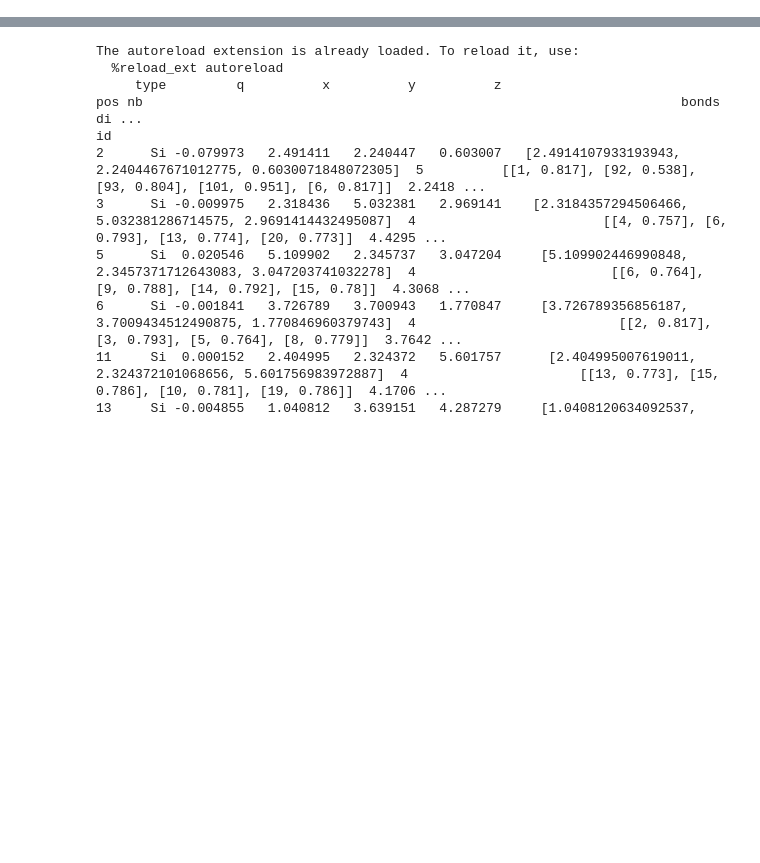
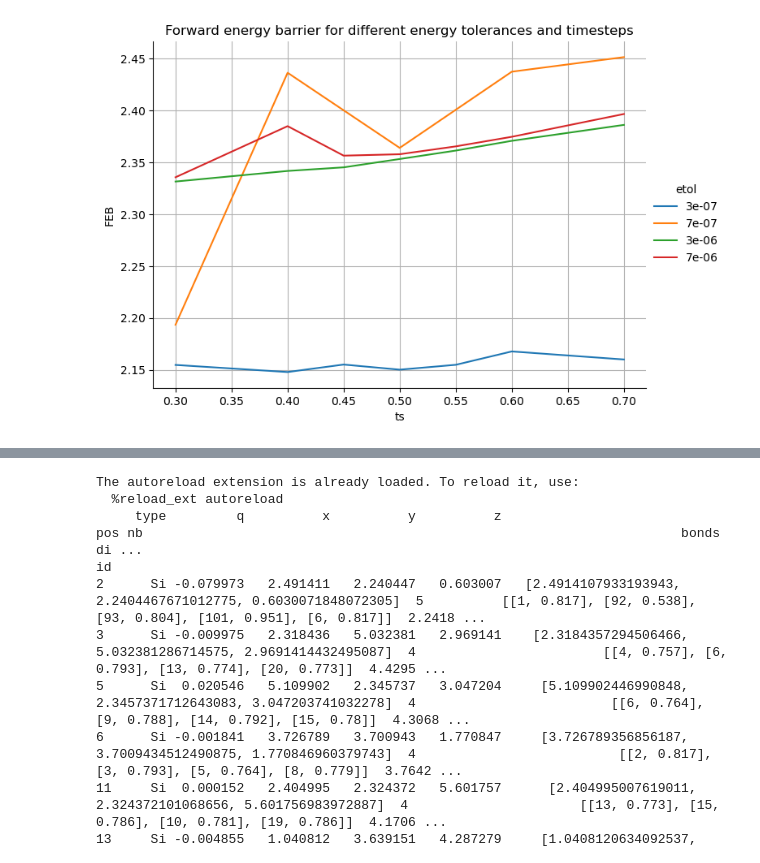
Before and after one commit to zimanyi-group/TOPCON-MD, a Jupyter notebook: lmpWrapper.ipynb, the cells around one changed output, grey strips where cells are left out. Cells and saved outputs as stored; diff of their text form; code cells hidden in the pictures; blank space fills up the shorter version.

```diff
--- a/lmpWrapper.ipynb
+++ b/lmpWrapper.ipynb
@@ -129,3 +114,48 @@ FileNotFoundError: [Errno 2] No such file or directory: '/home/agoga/documents/c
+# %%
+#check convergence
+
+
+from mpl_toolkits.mplot3d import Axes3D
+import matplotlib.pyplot as plt
+import pandas
+import seaborn as sns
+import numpy as np
+
+#seaborn.set(style='ticks')
+
+
+base="/home/adam/code/topcon-md/neb-out/convergence_testing/"
+fileList=["sio2_h.csv"]
+
+
+
+for f in fileList:
+    d=base+f
+    data = pandas.read_csv(d)
+    #data = pandas.read_csv("/home/agoga/documents/code/topcon-md/output/neb/fixed/4090.csv")
+    #data = pandas.read_csv("/home/agoga/documents/code/topcon-md/output/neb/varyTSmin/125.csv")
+
+
+
+    data=data[data.etol<3e-5]
+    # data=data[data.etol>1e-06]
+    # data=data[data.ts>=0.5]
+    # data=data[data.ts<=0.6]
+    # data = data[data.FEB < 4]
+
+    # data=data[data.etol <3e-5]
+    # data=data[data.etol >7e-7]
+
+
+    sns.relplot(data=data,x="ts",y="FEB",hue="etol", kind="line",aspect=1.4,palette='tab10')#sns.color_palette("Set2"))
+
+    #plt.hlines(y=3.2,color='r',xmin=0.3,xmax=2,linestyles='-.')
+    # plt.ylim(top=3.6)
+    plt.grid()
+    # plt.xticks(np.arange(0.5,0.7,0.1))
+    plt.title('Forward energy barrier for different energy tolerances and timesteps')
+# %% [output]
+[figure, added]
 # %%
 %load_ext autoreload
 %autoreload 2
```
Also changed, not shown: parts of 6 cells of this notebook, 7 other files.
